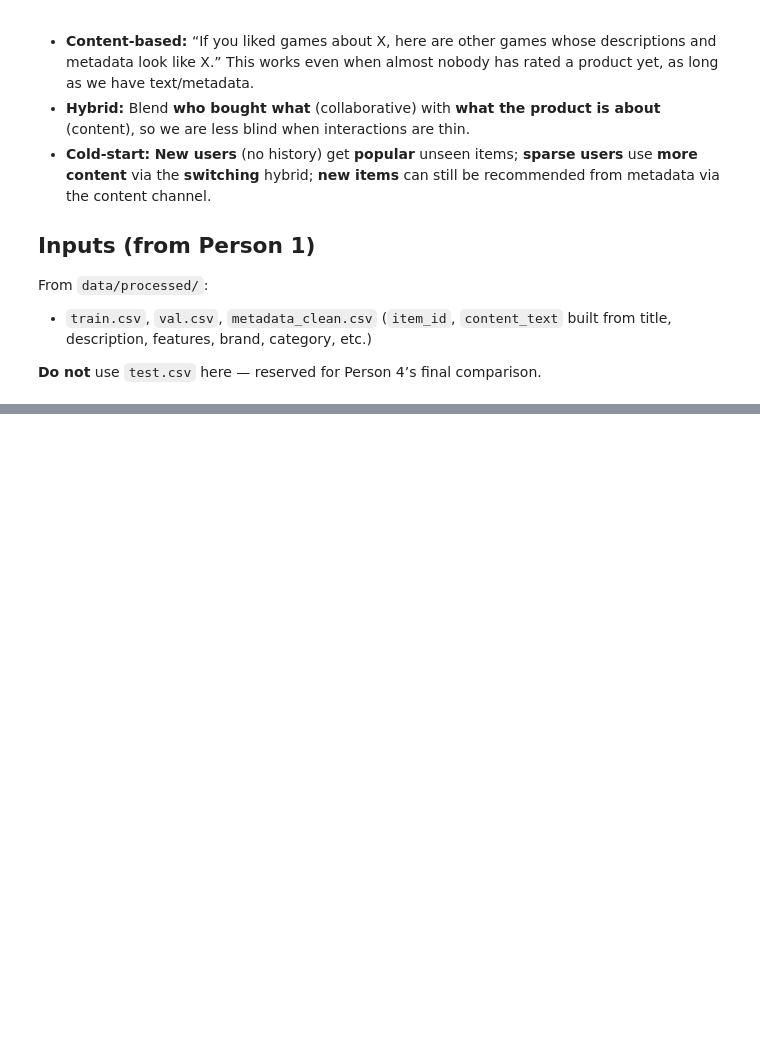
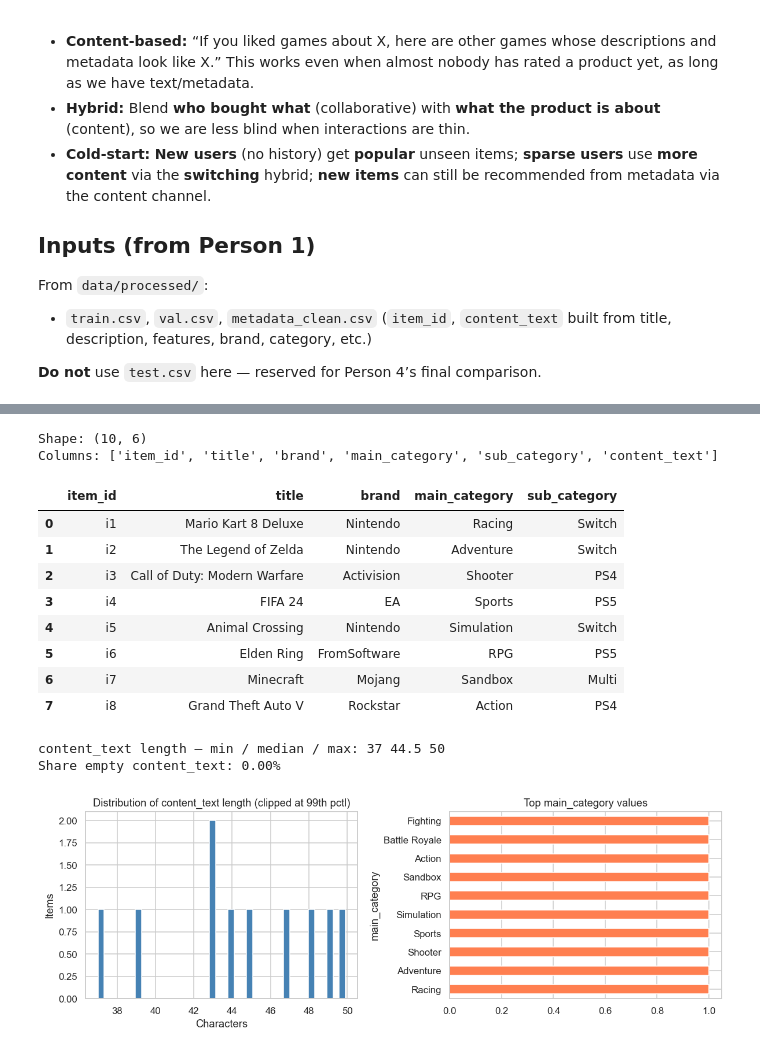
Before and after one commit to sofiasanjose/recsys-amazon-videogames, a Jupyter notebook: notebooks/03_content_based_and_hybrid.ipynb, the cells around one changed output, grey strips where cells are left out. Drawn from its saved outputs; the diff is of its cells as text; code cells hidden in the pictures; blank space fills up the shorter version.

```diff
--- a/notebooks/03_content_based_and_hybrid.ipynb
+++ b/notebooks/03_content_based_and_hybrid.ipynb
@@ -45,20 +53,26 @@ else:
 
 PROC_DIR = REPO_ROOT / "data" / "processed"
 OUTPUT_DIR = REPO_ROOT / "models" / "person3_outputs"
+FIG_DIR = OUTPUT_DIR / "figures"
+DEMO_DIR = REPO_ROOT / "data" / "person3_demo"
+
+# Use bundled tiny demo if full preprocessing outputs are missing (reproducible notebook run)
+if not (PROC_DIR / "train.csv").exists() and DEMO_DIR.exists():
+    PROC_DIR = DEMO_DIR
+    print("NOTE: Using bundled demo data in data/person3_demo/ (replace with Person 1 processed CSVs for real results).")
 
 K = 10
+# Default hybrid settings (also used as midpoints in sweeps)
 ALPHA_CF = 0.6
 MIN_HISTORY_FOR_CF = 5
 
-# Content features: "tfidf" (default), "bow" (bag-of-words), or "tfidf" with lemmatization below
-CONTENT_VECTORIZER = "tfidf"  # primary pipeline for hybrid models
 MAX_FEATURES = 30000
 NGRAM_RANGE = (1, 2)
-USE_LEMMATIZATION = False  # set True for lemmatized TF-IDF (requires nltk data download)
 
-# Optional extra content-only baselines (slower on large data; set True to compare)
-RUN_CONTENT_BOW_BASELINE = False
-RUN_CONTENT_LEMMA_BASELINE = False
+# Sweeps (hybrid uses one fitted content+CF model; only α / threshold change at recommend time)
+ALPHA_VALUES = [0.3, 0.5, 0.6, 0.7, 0.9]
+SWITCHING_THRESHOLDS = [3, 5, 10, 15]
 
 print("REPO_ROOT:", REPO_ROOT.resolve())
 print("PROC_DIR:", PROC_DIR.resolve())
+print("OUTPUT_DIR:", OUTPUT_DIR.resolve())
@@ -98,0 +98,61 @@ Metrics, recommender class, and helpers:
+# %%
+_meta_path = PROC_DIR / "metadata_clean.csv"
+if not _meta_path.exists():
+    raise FileNotFoundError(f"Expected {_meta_path}")
+
+meta_explore = pd.read_csv(_meta_path)
+print("Shape:", meta_explore.shape)
+print("Columns:", list(meta_explore.columns))
+
+# Example rows (readable)
+show_cols = [c for c in ["item_id", "title", "brand", "main_category", "sub_category"] if c in meta_explore.columns]
+if show_cols:
+    display(meta_explore[show_cols].head(8))
+else:
+    display(meta_explore.head(8))
+
+if "content_text" in meta_explore.columns:
+    raw_len = meta_explore["content_text"].fillna("").astype(str).str.len()
+    print(
+        "\ncontent_text length — min / median / max:",
+        int(raw_len.min()),
+        float(raw_len.median()),
+        int(raw_len.max()),
+    )
+    print(f"Share empty content_text: {(raw_len == 0).mean():.2%}")
+
+    fig, axes = plt.subplots(1, 2, figsize=(11, 4))
+    axes[0].hist(np.clip(raw_len, 0, np.percentile(raw_len, 99)), bins=40, color="steelblue", edgecolor="white")
+    axes[0].set_title("Distribution of content_text length (clipped at 99th pctl)")
+    axes[0].set_xlabel("Characters")
+    axes[0].set_ylabel("Items")
+
+    if "main_category" in meta_explore.columns:
+        top_cat = meta_explore["main_category"].fillna("unknown").value_counts().head(12)
+        top_cat.plot(kind="barh", ax=axes[1], color="coral")
+        axes[1].set_title("Top main_category values")
+    else:
+        axes[1].text(0.1, 0.5, "No main_category column in this export", transform=axes[1].transAxes)
+        axes[1].set_axis_off()
+
+    plt.tight_layout()
+    FIG_DIR.mkdir(parents=True, exist_ok=True)
+    fig.savefig(FIG_DIR / "fig_metadata_overview.png", bbox_inches="tight")
+    plt.show()
+else:
+    print("No content_text column found.")
+# %% [output]
+Shape: (10, 6)
+Columns: ['item_id', 'title', 'brand', 'main_category', 'sub_category', 'content_text']
+|  | item_id | title | brand | main_category | sub_category |
+| 0 | i1 | Mario Kart 8 Deluxe | Nintendo | Racing | Switch |
+| 1 | i2 | The Legend of Zelda | Nintendo | Adventure | Switch |
+| 2 | i3 | Call of Duty: Modern Warfare | Activision | Shooter | PS4 |
+| 3 | i4 | FIFA 24 | EA | Sports | PS5 |
+| 4 | i5 | Animal Crossing | Nintendo | Simulation | Switch |
+| 5 | i6 | Elden Ring | FromSoftware | RPG | PS5 |
+| 6 | i7 | Minecraft | Mojang | Sandbox | Multi |
+| 7 | i8 | Grand Theft Auto V | Rockstar | Action | PS4 |
+content_text length — min / median / max: 37 44.5 50
+Share empty content_text: 0.00%
+[figure, added]
```
Also changed, not shown: parts of 16 cells of this notebook, 17 other files.
